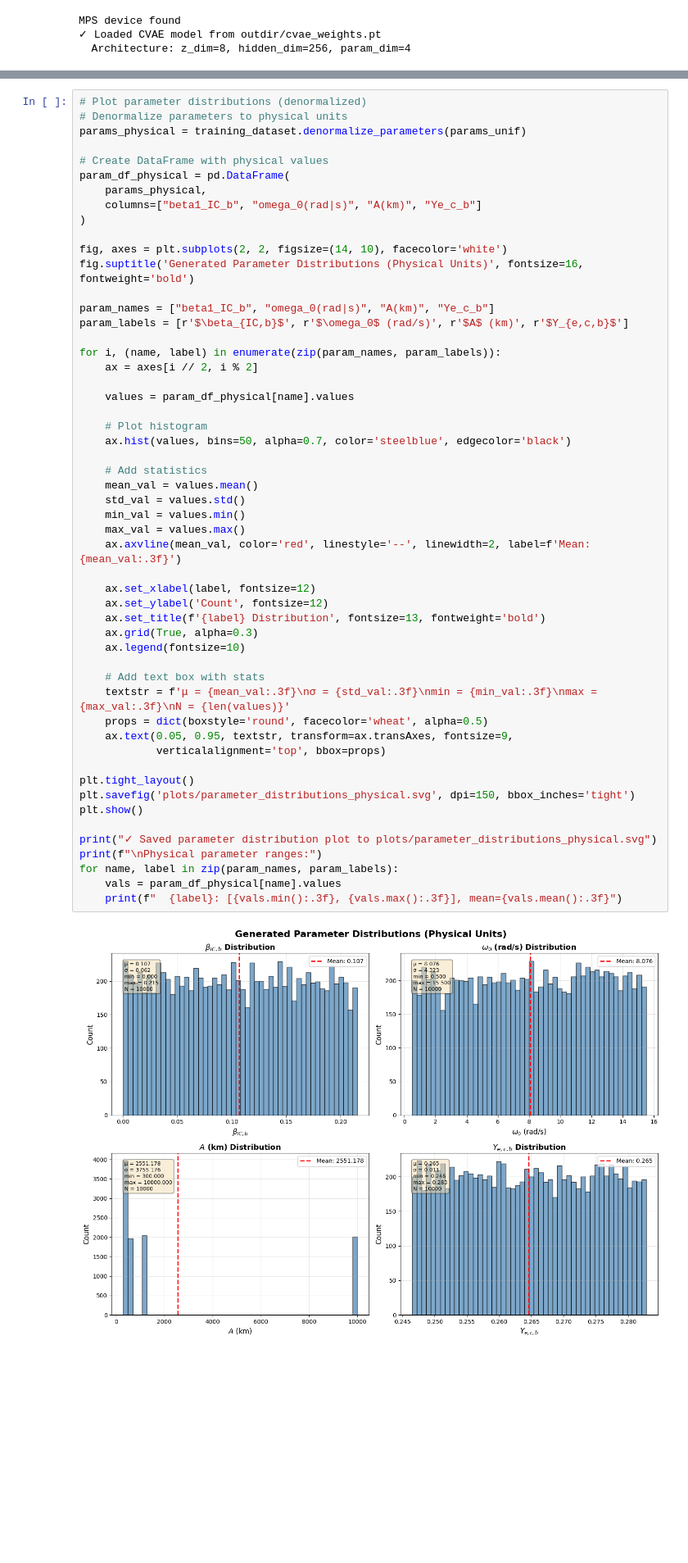
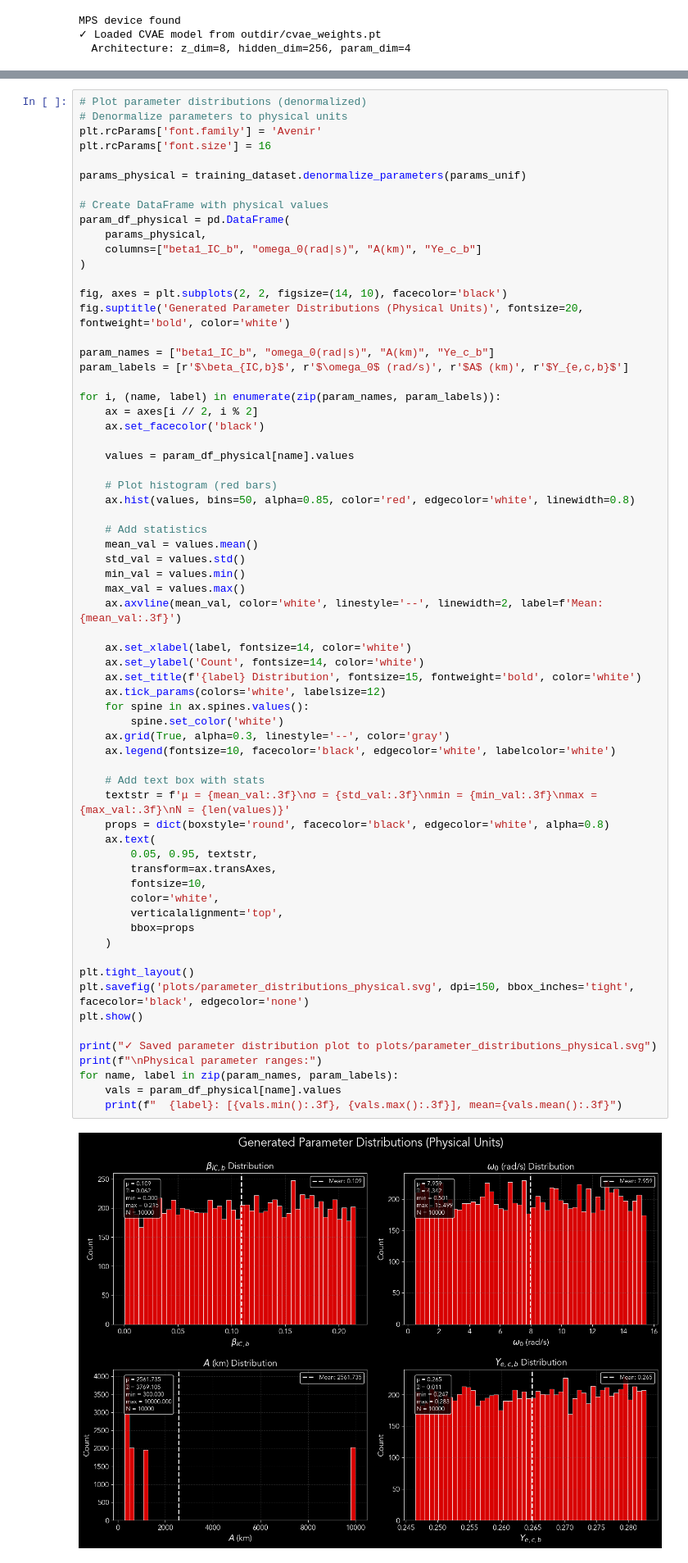
Before and after one commit to starccato/starccato-flow, a Jupyter notebook: simulate_galactic_supernovae.ipynb, the cells around one changed output, grey strips where cells are left out. Shown at 82% size. Saved outputs shown, nothing was run; the diff lists cells and outputs as text; blank space fills up the shorter version.

```diff
--- a/simulate_galactic_supernovae.ipynb
+++ b/simulate_galactic_supernovae.ipynb
@@ -336,6 +228,9 @@ Displayed signals have parameters:
 # %%
 # Plot parameter distributions (denormalized)
 # Denormalize parameters to physical units
+plt.rcParams['font.family'] = 'Avenir'
+plt.rcParams['font.size'] = 16
+
 params_physical = training_dataset.denormalize_parameters(params_unif)
 
 # Create DataFrame with physical values
@@ -344,50 +239,60 @@ param_df_physical = pd.DataFrame(
     columns=["beta1_IC_b", "omega_0(rad|s)", "A(km)", "Ye_c_b"]
 )
 
-fig, axes = plt.subplots(2, 2, figsize=(14, 10), facecolor='white')
-fig.suptitle('Generated Parameter Distributions (Physical Units)', fontsize=16, fontweight='bold')
+fig, axes = plt.subplots(2, 2, figsize=(14, 10), facecolor='black')
+fig.suptitle('Generated Parameter Distributions (Physical Units)', fontsize=20, fontweight='bold', color='white')
 
 param_names = ["beta1_IC_b", "omega_0(rad|s)", "A(km)", "Ye_c_b"]
 param_labels = [r'$\beta_{IC,b}$', r'$\omega_0$ (rad/s)', r'$A$ (km)', r'$Y_{e,c,b}$']
 
 for i, (name, label) in enumerate(zip(param_names, param_labels)):
     ax = axes[i // 2, i % 2]
+    ax.set_facecolor('black')
 
     values = param_df_physical[name].values
 
-    # Plot histogram
-    ax.hist(values, bins=50, alpha=0.7, color='steelblue', edgecolor='black')
+    # Plot histogram (red bars)
+    ax.hist(values, bins=50, alpha=0.85, color='red', edgecolor='white', linewidth=0.8)
 
     # Add statistics
     mean_val = values.mean()
     std_val = values.std()
     min_val = values.min()
     max_val = values.max()
-    ax.axvline(mean_val, color='red', linestyle='--', linewidth=2, label=f'Mean: {mean_val:.3f}')
+    ax.axvline(mean_val, color='white', linestyle='--', linewidth=2, label=f'Mean: {mean_val:.3f}')
 
-    ax.set_xlabel(label, fontsize=12)
-    ax.set_ylabel('Count', fontsize=12)
-    ax.set_title(f'{label} Distribution', fontsize=13, fontweight='bold')
-    ax.grid(True, alpha=0.3)
-    ax.legend(fontsize=10)
+    ax.set_xlabel(label, fontsize=14, color='white')
+    ax.set_ylabel('Count', fontsize=14, color='white')
+    ax.set_title(f'{label} Distribution', fontsize=15, fontweight='bold', color='white')
+    ax.tick_params(colors='white', labelsize=12)
+    for spine in ax.spines.values():
+        spine.set_color('white')
+    ax.grid(True, alpha=0.3, linestyle='--', color='gray')
+    ax.legend(fontsize=10, facecolor='black', edgecolor='white', labelcolor='white')
 
     # Add text box with stats
     textstr = f'μ = {mean_val:.3f}\nσ = {std_val:.3f}\nmin = {min_val:.3f}\nmax = {max_val:.3f}\nN = {len(values)}'
-    props = dict(boxstyle='round', facecolor='wheat', alpha=0.5)
-    ax.text(0.05, 0.95, textstr, transform=ax.transAxes, fontsize=9,
-            verticalalignment='top', bbox=props)
+    props = dict(boxstyle='round', facecolor='black', edgecolor='white', alpha=0.8)
+    ax.text(
+        0.05, 0.95, textstr,
+        transform=ax.transAxes,
+        fontsize=10,
+        color='white',
+        verticalalignment='top',
+        bbox=props
+    )
 
 plt.tight_layout()
-plt.savefig('plots/parameter_distributions_physical.svg', dpi=150, bbox_inches='tight')
+plt.savefig('plots/parameter_distributions_physical.svg', dpi=150, bbox_inches='tight', facecolor='black', edgecolor='none')
 plt.show()
 
 print("✓ Saved parameter distribution plot to plots/parameter_distributions_physical.svg")
 print(f"\nPhysical parameter ranges:")
 for name, label in zip(param_names, param_labels):
     vals = param_df_physical[name].values
     print(f"  {label}: [{vals.min():.3f}, {vals.max():.3f}], mean={vals.mean():.3f}")
 # %% [output]
-[figure, old version]
+[figure, new version]
 ✓ Saved parameter distribution plot to plots/parameter_distributions_physical.svg
 
 Physical parameter ranges:
```
Also changed, not shown: parts of 10 cells of this notebook, 16 other files.
